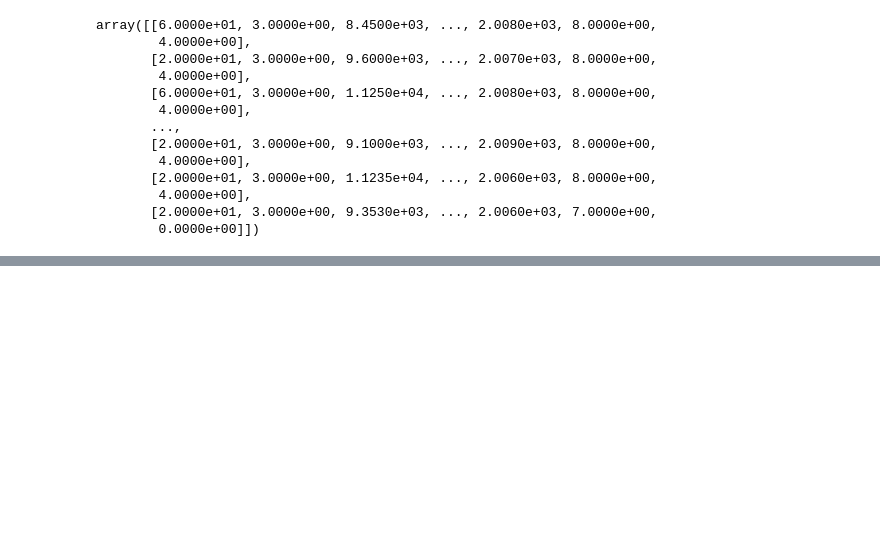
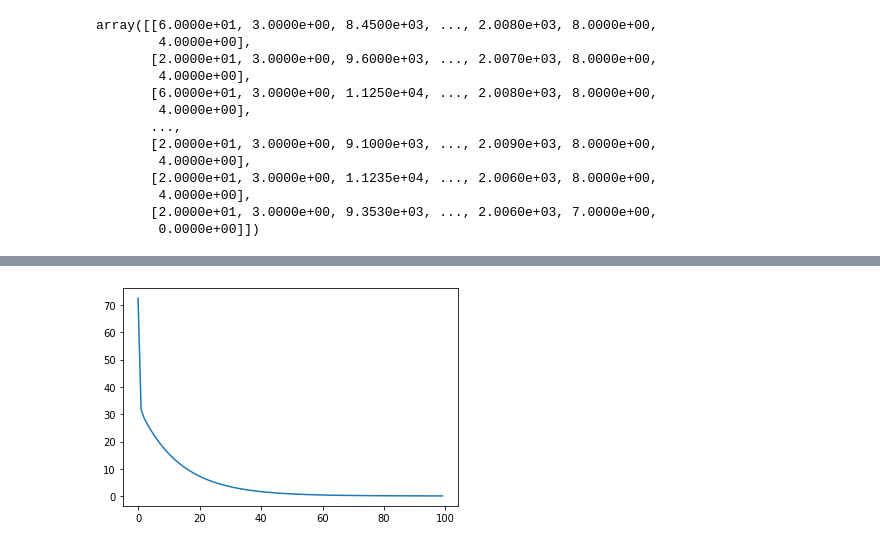
Before and after one commit to Prognosticators/price_predictor, a Jupyter notebook: src/index.ipynb, the cells around one changed output, grey strips where cells are left out. Drawn from its saved outputs; the diff is of its cells as text; code cells hidden in the pictures; blank space fills up the shorter version.

```diff
--- a/src/index.ipynb
+++ b/src/index.ipynb
@@ -92,3 +127,11 @@ X_test = test_data[:, :-1]
+# %%
+Q = np.vstack((np.ones((X.shape[0], )), X.T))
+X = Q.T
+#"np.vstack" is used for stacking two arrays (vertically)
+#https://www.youtube.com/watch?v=ksqPbrS-b78
+#here we r stacking the array of only ones and the the transpose of X
+#The last outcome we want is to have a coloumn of only ones before the main X array
+#So basicxally we are first stacking that coloumn of ones first with the transposed X and then again transposing the outcome
 # %%
 X
 # %% [output]
@@ -107,0 +164,29 @@ array([[1.000e+00, 1.000e+00, 6.000e+01, ..., 2.008e+03, 8.000e+00,
+# %%
+def model(X, Y, learning_rate, iteration):
+  #learning_rate -> alpha
+  #iteration -> basically how many times we want to run the loop
+
+  m = Y.size
+  theta = np.zeros((X.shape[1], 1))
+  cost_list = []
+
+
+  for i in range(iteration):
+
+    y_pred = np.dot(X, theta)
+
+    cost = (1/(2*m))*np.sum(np.square(y_pred - Y))
+
+    d_theta = (1/m)*np.dot(X.T, y_pred - Y)
+    theta = theta - learning_rate*d_theta
+
+    cost_list.append(cost)
+
+    if(i%(iteration/10) == 0):
+      print("Cost is :", cost)
+
+  return theta, cost_list
+# %%
+iteration = 100
+learning_rate = 0.000000005
+theta, cost_list = model (X, Y, learning_rate = learning_rate, iteration = iteration)
@@ -107,0 +204,6 @@ array([[1.000e+00, 1.000e+00, 6.000e+01, ..., 2.008e+03, 8.000e+00,
+# %%
+rng = np.arange(0, iteration)
+plt.plot(rng, cost_list)
+plt.show()
+# %% [output]
+[figure, added]
```
Also changed, not shown: parts of 16 cells of this notebook.
